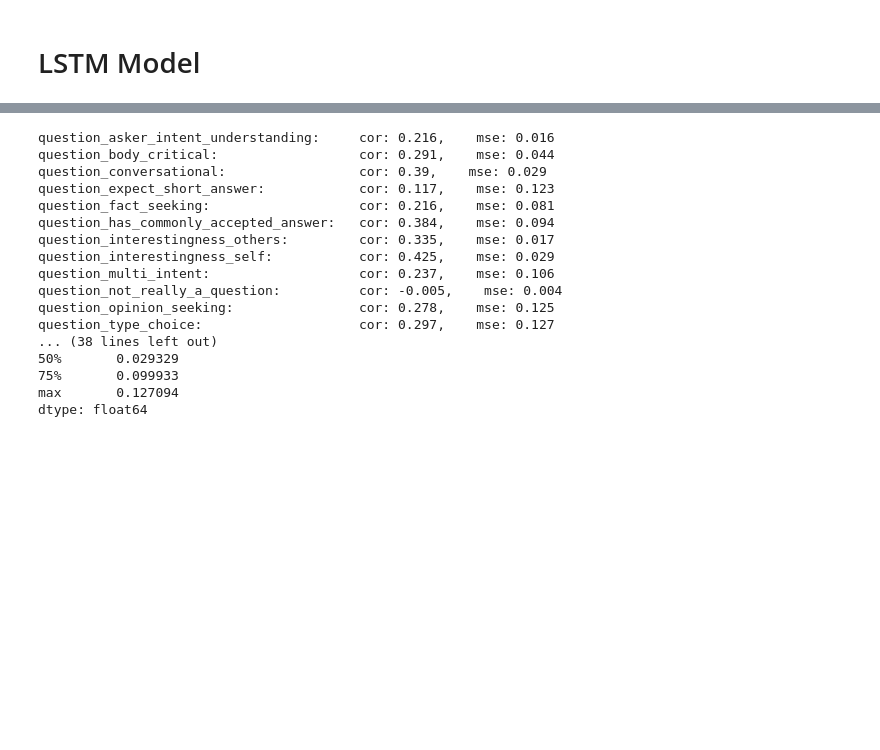
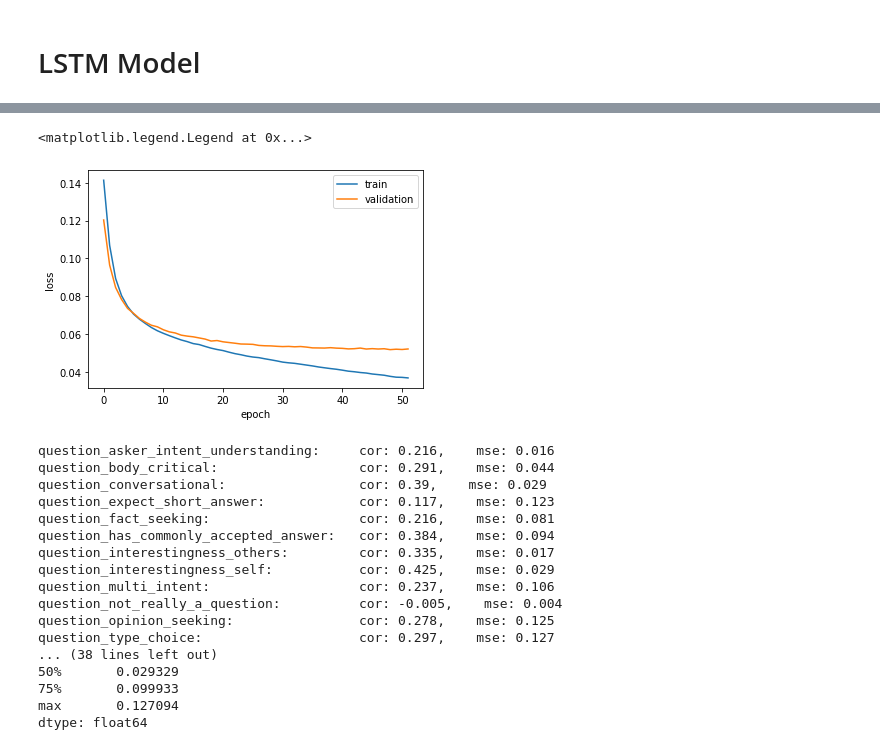
Before and after one commit to iksusnjara/Contextual-meanings-using-attention-networks, a Jupyter notebook: 5 modelling - word2vec.ipynb, the cells around one changed output, grey strips where cells are left out. Cells and saved outputs as stored; diff of their text form; code cells hidden in the pictures; blank space fills up the shorter version.

```diff
--- a/5 modelling - word2vec.ipynb
+++ b/5 modelling - word2vec.ipynb
@@ -115,19 +115,23 @@ class attention_many_to_one(keras.layers.Layer):
 # %% [markdown]
 # LSTM Model
 # %%
+input_t = keras.layers.Input(shape=(32,300))
+x_t = keras.layers.Bidirectional(keras.layers.LSTM(64, dropout=0.3))(input_t)
+
 input_q = keras.layers.Input(shape=(500,300))
-x_q = keras.layers.Bidirectional(keras.layers.LSTM(64, dropout=0.3))(input_q)
+x_q = keras.layers.Bidirectional(keras.layers.LSTM(128, dropout=0.3))(input_q)
 
 input_a = keras.layers.Input(shape=(500,300))
-x_a = keras.layers.Bidirectional(keras.layers.LSTM(64, dropout=0.3))(input_a)
+x_a = keras.layers.Bidirectional(keras.layers.LSTM(128, dropout=0.3))(input_a)
 
-x = keras.layers.concatenate((x_q, x_a))
+x = keras.layers.concatenate((x_t, x_q, x_a))
 
-x = keras.layers.Dense(64, activity_regularizer='l2')(x)
-x = keras.layers.LeakyReLU(0.5)(x)
+x = keras.layers.Dropout(0.3)(x)
+x = keras.layers.Dense(100, activity_regularizer='l2', activation=keras.activations.swish)(x)
+
 output = keras.layers.Dense(30, activation=keras.activations.hard_sigmoid)(x)
 
-model = keras.Model([input_q, input_a], output)
+model = keras.Model([input_t, input_q, input_a], output)
 
 model.compile(optimizer = 'adam', loss = 'mse')
 # %%
@@ -154 +157,10 @@ Epoch 44/500
+# %%
+plt.plot(history.history['loss'])
+plt.plot(history.history['val_loss'])
+plt.ylabel('loss')
+plt.xlabel('epoch')
+plt.legend(['train', 'validation'])
+# %% [output]
+<matplotlib.legend.Legend at 0x...>
+[figure, added]
 # %%
```
Also changed, not shown: parts of 13 cells of this notebook, 4 other files.
